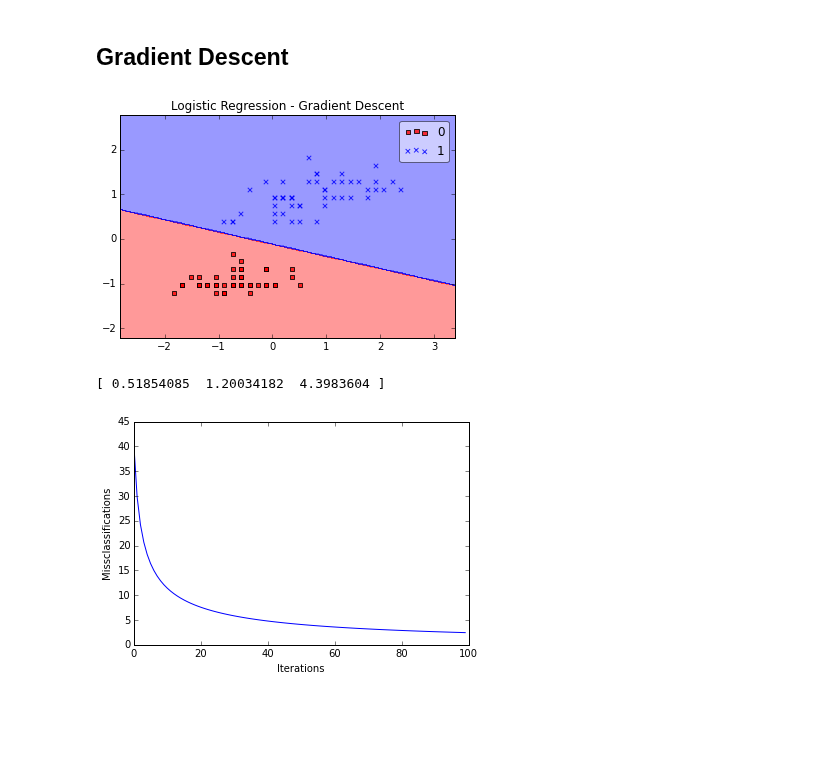
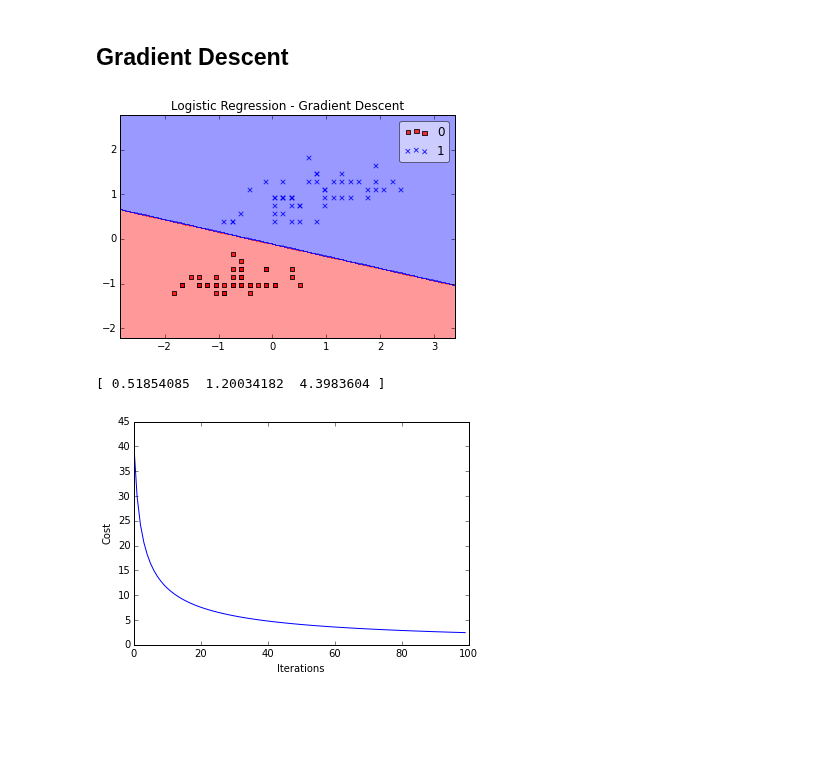
Before and after one commit to rasbt/mlxtend, a Jupyter notebook: docs/examples/classifier_logistic_regression.ipynb, the cells around one changed output. Drawn from its saved outputs; the diff is of its cells as text; code cells hidden in the pictures.

```diff
--- a/docs/examples/classifier_logistic_regression.ipynb
+++ b/docs/examples/classifier_logistic_regression.ipynb
@@ -40,25 +40,25 @@ X[:,1] = (X[:,1] - X[:,1].mean()) / X[:,1].std()
 # %%
 import matplotlib.pyplot as plt
 %matplotlib inline
 from mlxtend.evaluate import plot_decision_regions
 
 lr = LogisticRegression(eta=0.01, epochs=100, learning='gd')
 lr.fit(X, y)
 
 plot_decision_regions(X, y, clf=lr)
 plt.title('Logistic Regression - Gradient Descent')
 plt.show()
 
 print(lr.w_)
 
 plt.plot(range(len(lr.cost_)), lr.cost_)
 plt.xlabel('Iterations')
-plt.ylabel('Missclassifications')
+plt.ylabel('Cost')
 plt.show()
 # %% [output]
 [figure]
 [ 0.51854085  1.20034182  4.3983604 ]
-[figure, old version]
+[figure, new version]
 # %% [markdown]
 <br>
 <br>
```
Also changed, not shown: parts of 1 cell of this notebook, 1 other file.
